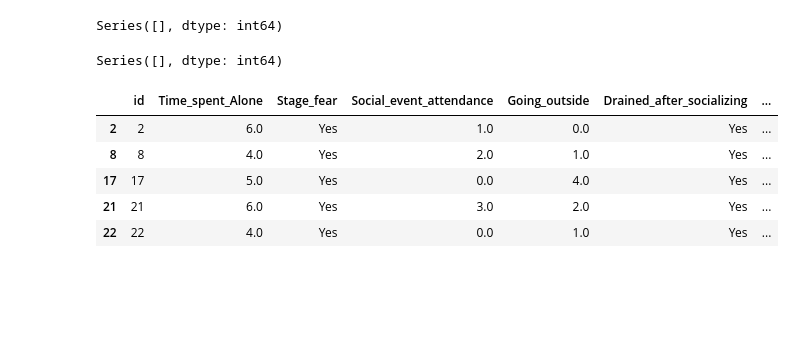
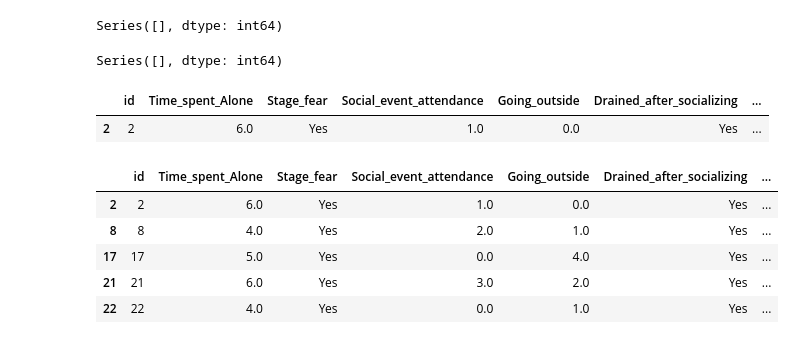
Before and after one commit to rakesh012-design/kaggle-Introvert-Extrovert_Prediction, a Jupyter notebook: notebook.ipynb, the cells around one changed output. Saved outputs shown, nothing was run; the diff lists cells and outputs as text; code cells hidden in the pictures; blank space fills up the shorter version.

```diff
--- a/notebook.ipynb
+++ b/notebook.ipynb
@@ -153,6 +153,11 @@ Series([], dtype: int64)
 invt_df.isna().sum()[invt_df.isna().sum()!=0]
 # %% [output]
 Series([], dtype: int64)
+# %%
+invt_df.head(1)
+# %% [output]
+|  | id | Time_spent_Alone | Stage_fear | Social_event_attendance | Going_outside | Drained_after_socializing | ... |
+| 2 | 2 | 6.0 | Yes | 1.0 | 0.0 | Yes | ... |
 # %%
 combinded_df=pd.concat([invt_df,exvt_df])
 combinded_df.head()
```
Also changed, not shown: parts of 23 cells of this notebook, 1 other file.
